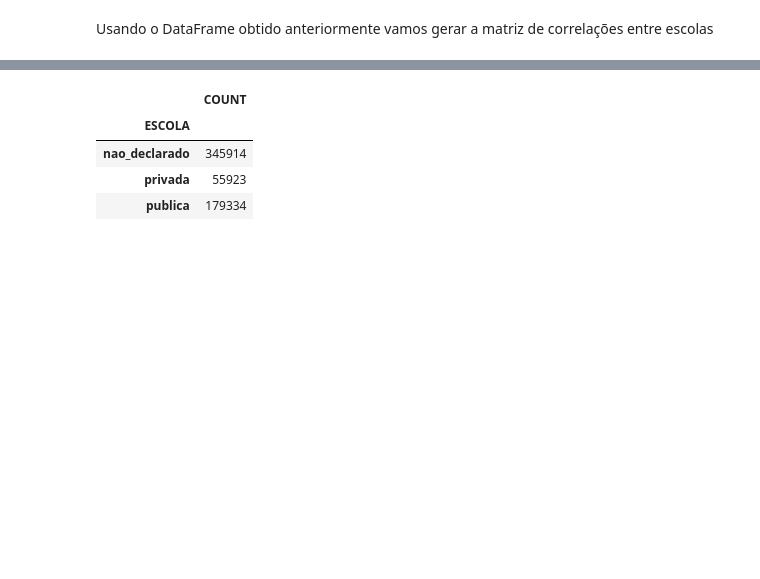
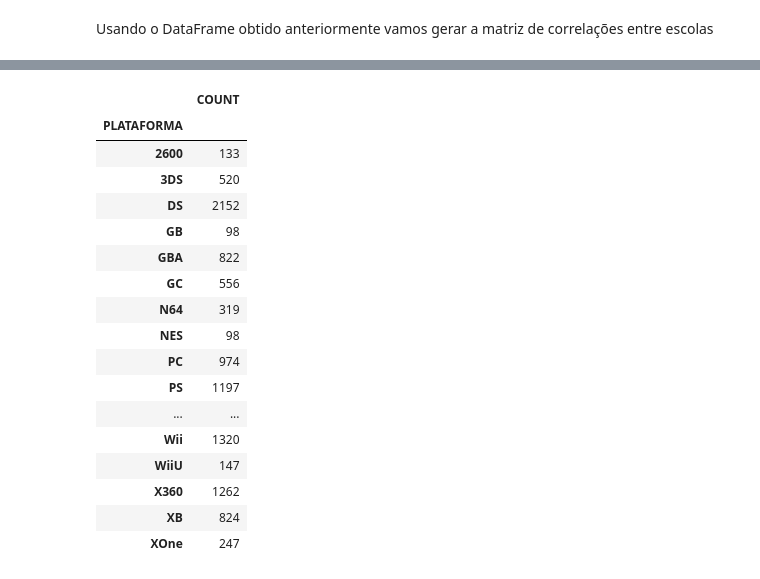
Before and after one commit to Felip-Oliv/Data_Cience, a Jupyter notebook: analise exploratoria/Análise Exploratória.ipynb, the cells around one changed output, grey strips where cells are left out. Cells and saved outputs as stored; diff of their text form; code cells hidden in the pictures; blank space fills up the shorter version.

```diff
--- a/analise exploratoria/Análise Exploratória.ipynb
+++ b/analise exploratoria/Análise Exploratória.ipynb
@@ -172,7 +172,7 @@ df_plat
 
 Queremos agora identificar bairros com problemas similares. Com o método crosstab() podemos gerar um novo DataFrame com os bairros nas colunas e os assuntos (os mais comuns, filtrados acima) nas linhas.
 # %%
-df_cross = pd.crosstab(df_plat.VENDAS_AN, df_plat.PLATAFORMA)
+df_cross = pd.crosstab(df_plat.VENDAS_EU, df_plat.PLATAFORMA)
 df_cross.head(20)
 # %% [output]
 | PLATAFORMA | 2600 | 3DS | DS | GB | GBA | GC | N64 | NES | PC | PS | ... | ... |
@@ -217,10 +244,23 @@ df_corr
 # %%
-df_reclamacao_bairro = pd.DataFrame(df_cross.sum(), columns=['COUNT'])
-df_reclamacao_bairro
+df_plat = pd.DataFrame(df_cross.sum(), columns=['COUNT'])
+df_plat
 # %% [output]
 |  | COUNT |
-| ESCOLA |  |
-| nao_declarado | 345914 |
-| privada | 55923 |
-| publica | 179334 |
+| PLATAFORMA |  |
+| 2600 | 133 |
+| 3DS | 520 |
+| DS | 2152 |
+| GB | 98 |
+| GBA | 822 |
+| GC | 556 |
+| N64 | 319 |
+| NES | 98 |
+| PC | 974 |
+| PS | 1197 |
+| ... | ... |
+| Wii | 1320 |
+| WiiU | 147 |
+| X360 | 1262 |
+| XB | 824 |
+| XOne | 247 |
 # %%
```
Also changed, not shown: parts of 5 cells of this notebook.
